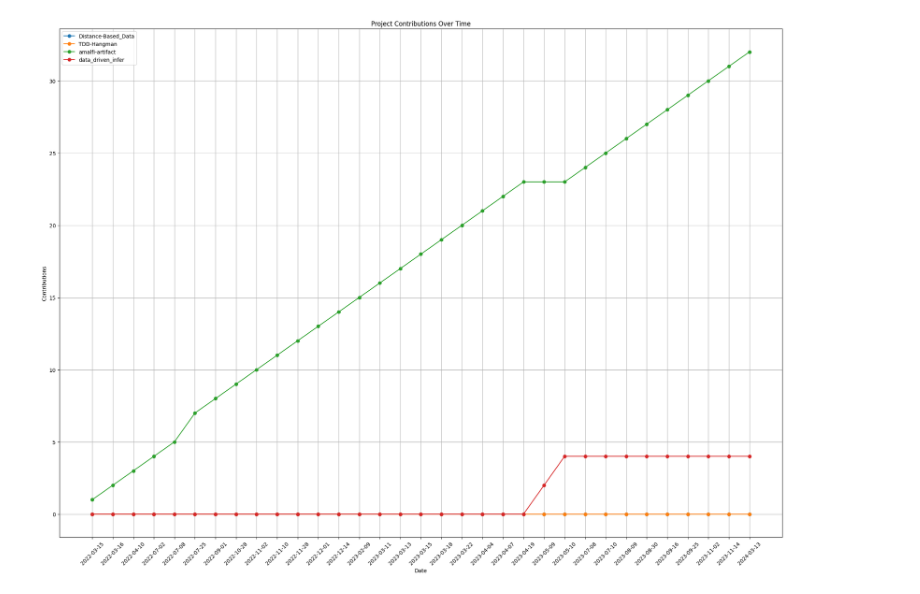
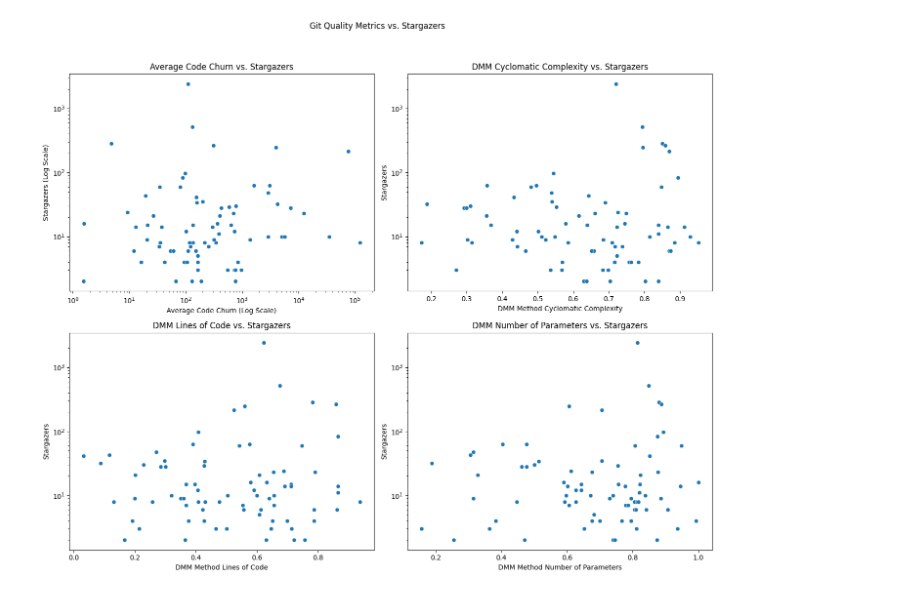
Before and after one commit to Majistaten/PyCIRAS, a Jupyter notebook: notebooks/Untitled.ipynb, the cells around one changed output. Saved outputs shown, nothing was run; the diff lists cells and outputs as text; code cells hidden in the pictures.

Commit message:
Made some base plotting

```diff
--- a/notebooks/Untitled.ipynb
+++ b/notebooks/Untitled.ipynb
@@ -15,22 +9,57 @@ import matplotlib.pyplot as plt
 # %%
-df = pd.read_csv(
-    config.DATA_FOLDER / pyciras.data_directory / "stargazers-over-time.csv")
+base_csv_path = config.DATA_FOLDER / 'v1.0'
+git_df = pd.read_csv(base_csv_path / 'git.csv')
+lint_df = pd.read_csv(base_csv_path / 'lint.csv')
+lint_df['date'] = pd.to_datetime(lint_df['date'])
+metadata_df = pd.read_csv(base_csv_path / 'metadata.csv')
+stargazers_df = pd.read_csv(base_csv_path / 'stargazers.csv')
+stargazers_df['date'] = pd.to_datetime(stargazers_df['date'])
+test_df = pd.read_csv(base_csv_path / 'test.csv')
 # %%
-# Sorting the dataframe
-df_line = df.sort_values('DATE')
+# Flat search, no per-commit data.
 
-# plotting
-plt.figure(figsize=(20, 15))
-for column in df_line.columns[1:]:
-    plt.plot(df_line['DATE'], df_line[column], marker='o', label=column)
+# avg_churn_dmm_star = pd.merge(avg_churn_dmm, metadata_df[['repo', 'stargazerCount']], on='repo')
 
-plt.title('Project Contributions Over Time')
-plt.xlabel('Date')
-plt.ylabel('Contributions')
-plt.legend()
-plt.grid(True)
-plt.xticks(rotation=45)
-plt.tight_layout()
+# Same thing as above,
+avg_churn_dmm_star = pd.merge(avg_churn_dmm, metadata_df[['repo', 'stargazerCount']], on='repo').query('stargazerCount > 1')
+
+correlation_matrix = avg_churn_dmm_star.drop('repo', axis=1).corr()
+
+fig, axes = plt.subplots(2, 2, figsize=(14, 12))
+fig.suptitle('Git Quality Metrics vs. Stargazers')
+
+# Average Code Churn vs. Stargazers
+sns.scatterplot(ax=axes[0, 0], data=avg_churn_dmm_star, x='average_code_churn_avg', y='stargazerCount')
+axes[0, 0].set_title('Average Code Churn vs. Stargazers')
+axes[0, 0].set_xscale('log')
+axes[0, 0].set_yscale('log')
+axes[0, 0].set_xlabel('Average Code Churn (Log Scale)')
+axes[0, 0].set_ylabel('Stargazers (Log Scale)')
+
+# DMM Cyclomatic Complexity vs. Stargazers
+sns.scatterplot(ax=axes[0, 1], data=avg_churn_dmm_star, x='average_dmm_method_cyclomatic_complexity', y='stargazerCount')
+axes[0, 1].set_title('DMM Cyclomatic Complexity vs. Stargazers')
+axes[0, 1].set_yscale('log')
+axes[0, 1].set_xlabel('DMM Method Cyclomatic Complexity')
+axes[0, 1].set_ylabel('Stargazers')
+
+# DMM Lines of Code vs. Stargazers
+sns.scatterplot(ax=axes[1, 0], data=avg_churn_dmm_star, x='average_dmm_method_lines_of_code', y='stargazerCount')
+axes[1, 0].set_title('DMM Lines of Code vs. Stargazers')
+axes[1, 0].set_yscale('log')
+axes[1, 0].set_xlabel('DMM Method Lines of Code')
+axes[1, 0].set_ylabel('Stargazers')
+
+# DMM Number of Parameters vs. Stargazers
+sns.scatterplot(ax=axes[1, 1], data=avg_churn_dmm_star, x='average_dmm_method_number_of_parameters', y='stargazerCount')
+axes[1, 1].set_title('DMM Number of Parameters vs. Stargazers')
+axes[1, 1].set_xlabel('DMM Method Number of Parameters')
+axes[1, 1].set_yscale('log')
+axes[1, 1].set_ylabel('Stargazers')
+
+plt.tight_layout(rect=[0, 0.03, 1, 0.95])
 plt.show()
+
+correlation_matrix
 # %% [output]
-[figure, old version]
+[figure, new version]
```
Also changed, not shown: parts of 7 cells of this notebook.
